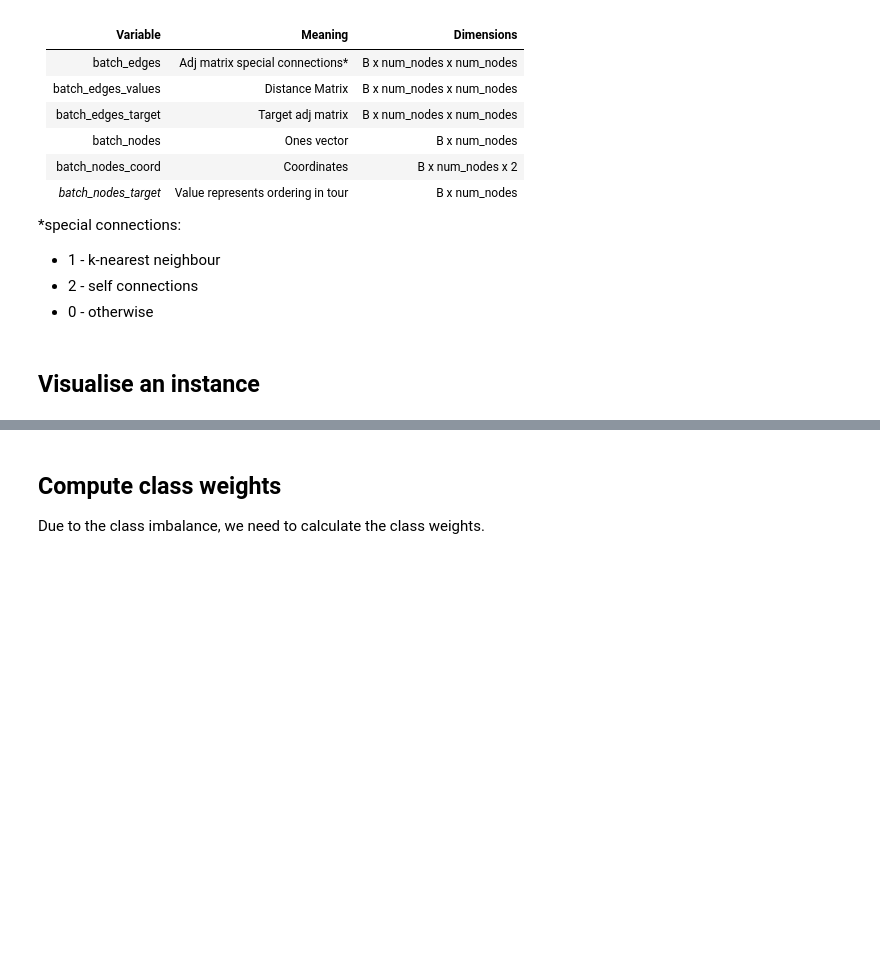
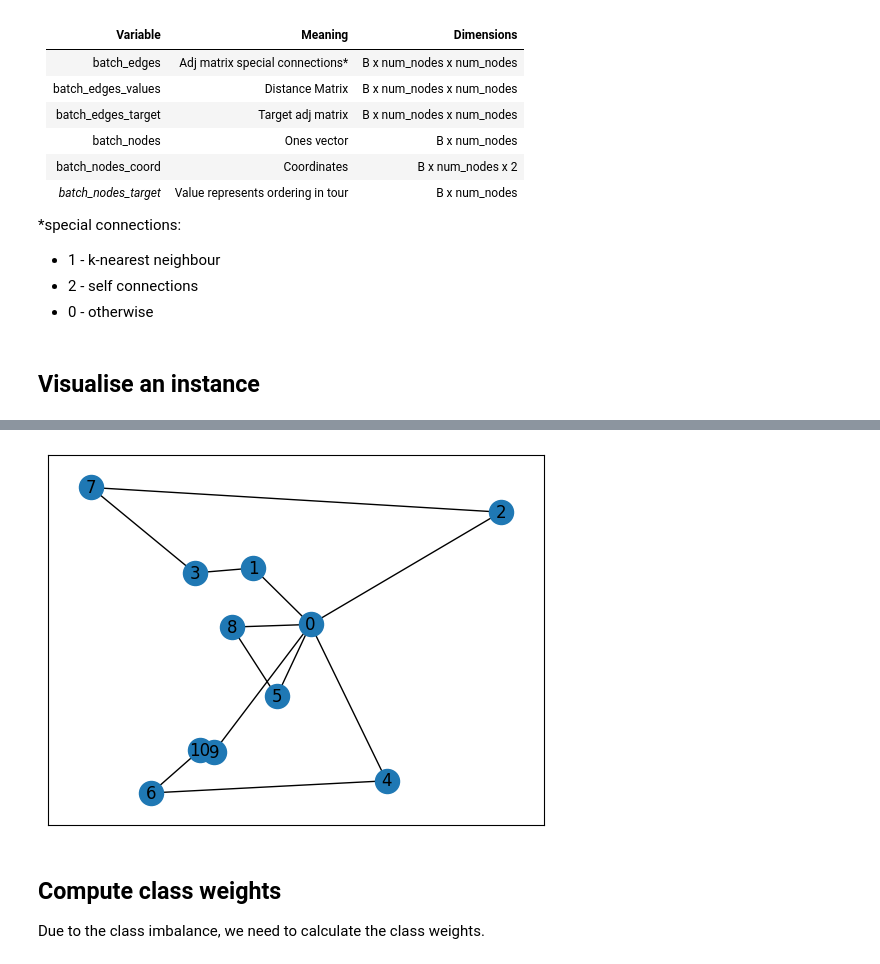
Before and after one commit to sebammon/vrp-thesis, a Jupyter notebook: Graph ConvNet.ipynb, the cells around one changed output, grey strips where cells are left out. Saved outputs shown, nothing was run; the diff lists cells and outputs as text; code cells hidden in the pictures; blank space fills up the shorter version.

```diff
--- a/Graph ConvNet.ipynb
+++ b/Graph ConvNet.ipynb
@@ -71,3 +79,14 @@ plt.show()
+# %%
+fig, ax = plt.subplots()
+
+G = nx.from_numpy_array(target)
+pos = dict(enumerate(coords))
+
+nx.draw_networkx(G, pos, ax=ax)
+
+plt.show()
+# %% [output]
+[figure, added]
 # %% [markdown]
 ## Compute class weights
 
```
Also changed, not shown: parts of 19 cells of this notebook, 6 other files.
